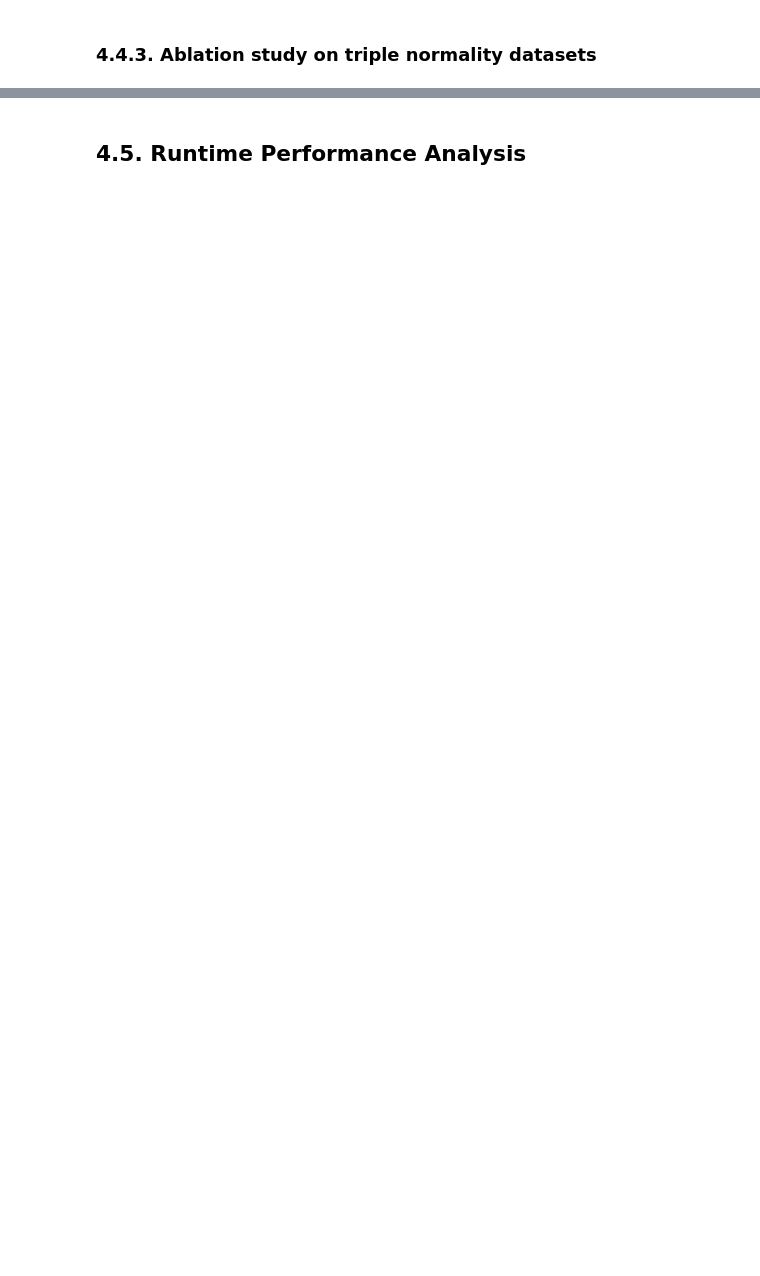
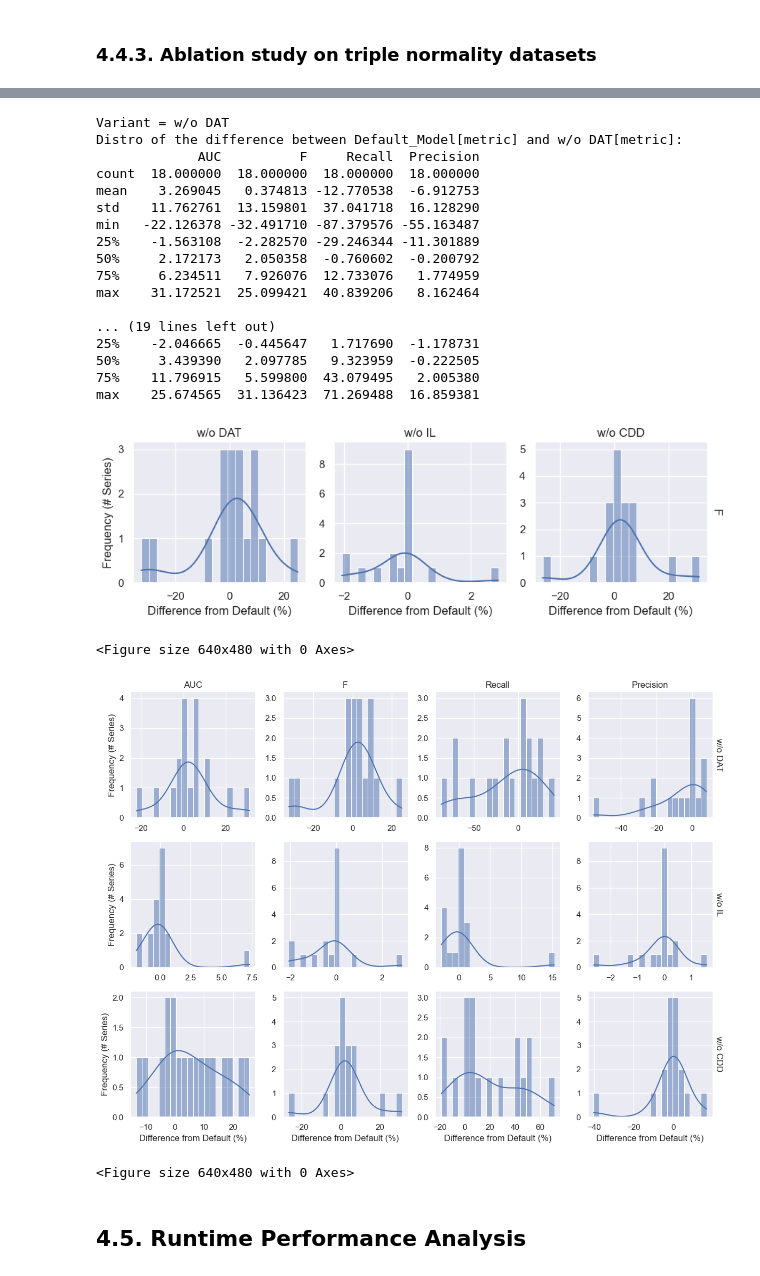
Before and after one commit to ChristinaK97/StreamingTimeSeriesAnomalyDetection, a Jupyter notebook: StreamingAnomalyDetectionNotebook.ipynb, the cells around one changed output, grey strips where cells are left out. Saved outputs shown, nothing was run; the diff lists cells and outputs as text; code cells hidden in the pictures; blank space fills up the shorter version.

```diff
--- a/StreamingAnomalyDetectionNotebook.ipynb
+++ b/StreamingAnomalyDetectionNotebook.ipynb
@@ -1105,7 +1321,7 @@ correlations(merged_pivot, n_characteristics)
 # %% [markdown]
 <h2>4.4. OnlineEncDec-AD Ablation Study Results</h2>
 # %%
-abl_study_res, avg_per_normality_and_model = get_ablation_study_results()
+abl_study_res, _ = get_ablation_study_results()
 # %% [markdown]
 <h3>4.4.1. Ablation study on single normality datasets</h3>
 # %%
@@ -1121,3 +1373,27 @@ show_ablation_study_results_for_normality(abl_study_res, normality=3)
+# %%
+analyse_abl_study_trends(abl_study_res)
+# %% [output]
+Variant = w/o DAT
+Distro of the difference between Default_Model[metric] and w/o DAT[metric]:
+             AUC          F     Recall  Precision
+count  18.000000  18.000000  18.000000  18.000000
+mean    3.269045   0.374813 -12.770538  -6.912753
+std    11.762761  13.159801  37.041718  16.128290
+min   -22.126378 -32.491710 -87.379576 -55.163487
+25%    -1.563108  -2.282570 -29.246344 -11.301889
+50%     2.172173   2.050358  -0.760602  -0.200792
+75%     6.234511   7.926076  12.733076   1.774959
+max    31.172521  25.099421  40.839206   8.162464
+
+... (19 lines left out)
+25%    -2.046665  -0.445647   1.717690  -1.178731
+50%     3.439390   2.097785   9.323959  -0.222505
+75%    11.796915   5.599800  43.079495   2.005380
+max    25.674565  31.136423  71.269488  16.859381
+[figure, added]
+<Figure size 640x480 with 0 Axes>
+[figure, added]
+<Figure size 640x480 with 0 Axes>
 # %% [markdown]
 <h2>4.5. Runtime Performance Analysis</h2>
 # %%
```
Also changed, not shown: parts of 40 cells of this notebook, 1 other file.
